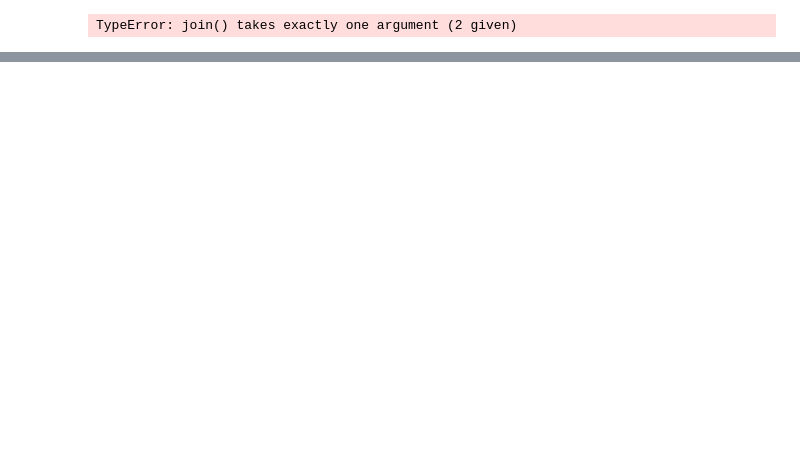
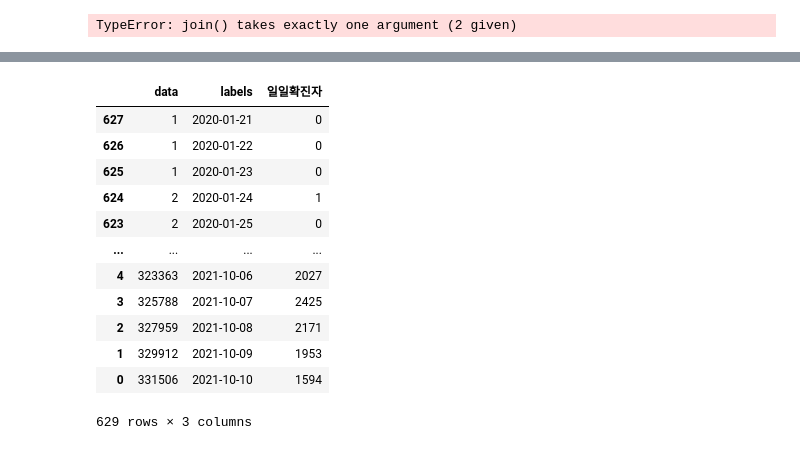
Before and after one commit to kimgchanwool/practice, a Jupyter notebook: 코로나 데이터.ipynb, the cells around one changed output, grey strips where cells are left out. Saved outputs shown, nothing was run; the diff lists cells and outputs as text; code cells hidden in the pictures; blank space fills up the shorter version.

```diff
--- a/코로나 데이터.ipynb
+++ b/코로나 데이터.ipynb
@@ -67,0 +115,35 @@ TypeError: join() takes exactly one argument (2 given)
+# %%
+decideCnt, stateDt  = get_data(20200101, 20211010)
+
+decideCnt = list(map(int, decideCnt.tolist()))
+stateDt = [x[:10] for x in stateDt]
+# %%
+decideCnt.append(10991)
+stateDt.append('2020-05-14')
+# %%
+values = {'data': decideCnt, 'labels': stateDt }
+df = pd.DataFrame(values)
+# %%
+df.sort_values(by='data', inplace=True)
+# %%
+df['일일확진자'] = df.data - df.data.shift(1)
+
+df.dropna(inplace=True)
+
+df.일일확진자 = df.일일확진자.astype(int)
+
+df
+# %% [output]
+|  | data | labels | 일일확진자 |
+| 627 | 1 | 2020-01-21 | 0 |
+| 626 | 1 | 2020-01-22 | 0 |
+| 625 | 1 | 2020-01-23 | 0 |
+| 624 | 2 | 2020-01-24 | 1 |
+| 623 | 2 | 2020-01-25 | 0 |
+| ... | ... | ... | ... |
+| 4 | 323363 | 2021-10-06 | 2027 |
+| 3 | 325788 | 2021-10-07 | 2425 |
+| 2 | 327959 | 2021-10-08 | 2171 |
+| 1 | 329912 | 2021-10-09 | 1953 |
+| 0 | 331506 | 2021-10-10 | 1594 |
+629 rows × 3 columns
```
Also changed, not shown: parts of 8 cells of this notebook, 3 other files.
